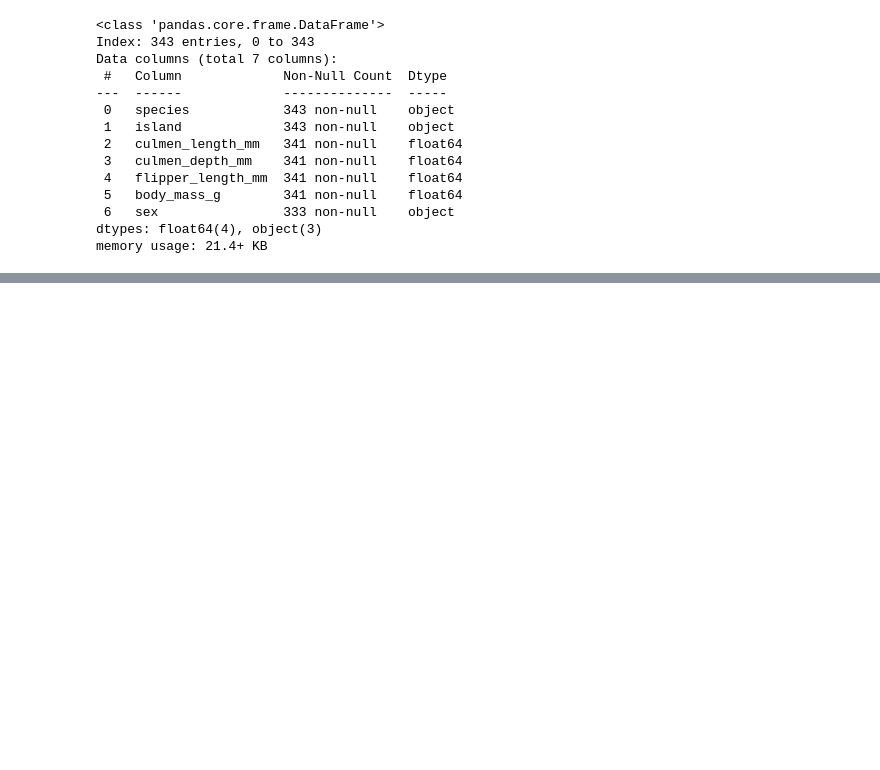
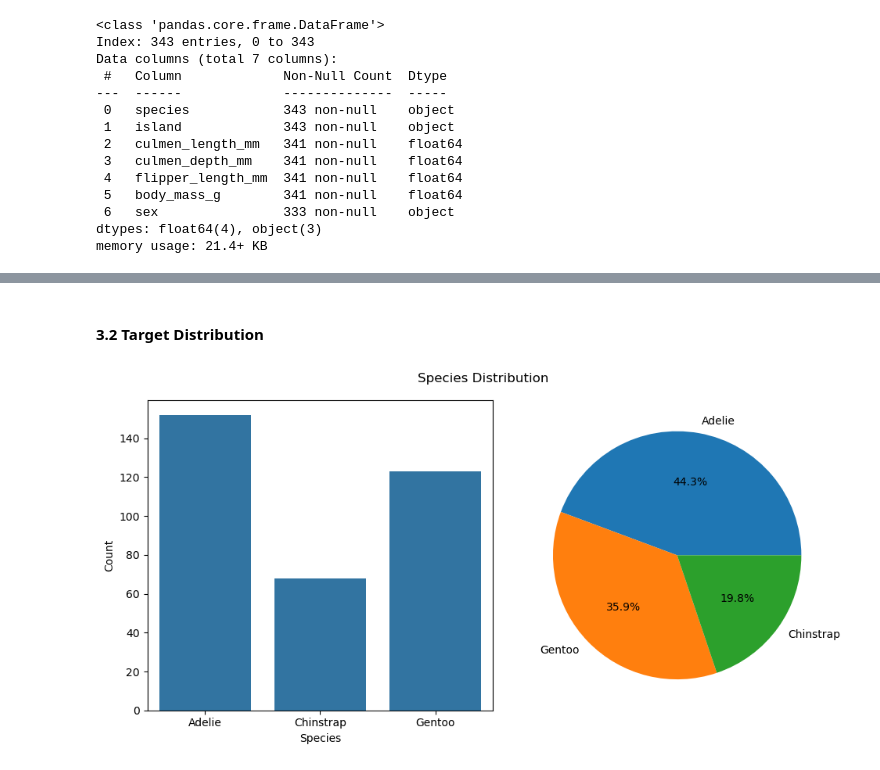
Before and after one commit to xahid007/Penguin-Species-Classification, a Jupyter notebook: Notebooks/01_EDA.ipynb, the cells around one changed output, grey strips where cells are left out. Saved outputs shown, nothing was run; the diff lists cells and outputs as text; code cells hidden in the pictures; blank space fills up the shorter version.

```diff
--- a/Notebooks/01_EDA.ipynb
+++ b/Notebooks/01_EDA.ipynb
@@ -55,0 +82,22 @@ memory usage: 21.4+ KB
+# %% [markdown]
+#### 3.2 Target Distribution
+# %%
+# Create a figure with two subplots
+fig, axes = plt.subplots(1, 2, figsize=(10, 5))
+plt.suptitle("Species Distribution")
+# Bar chart for species distribution
+sns.countplot(ax=axes[0], x='species', data=df)
+annotate_bars()
+axes[0].set_xlabel('Species')
+axes[0].set_ylabel('Count')
+
+
+
+# Pie chart for species distribution
+species_counts = df['species'].value_counts()
+axes[1].pie(species_counts, labels=species_counts.index, autopct='%1.1f%%')
+
+plt.tight_layout()
+plt.show()
+# %% [output]
+[figure, added]
```
Also changed, not shown: parts of 21 cells of this notebook.
